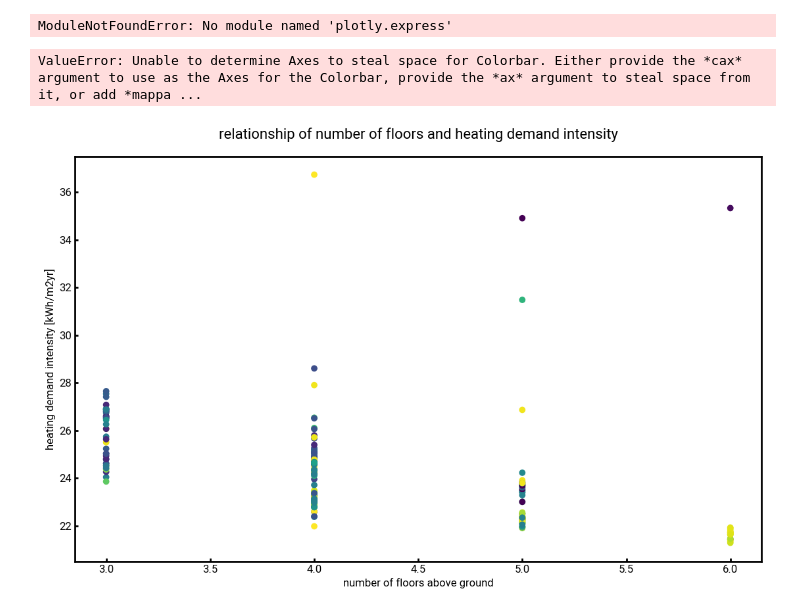
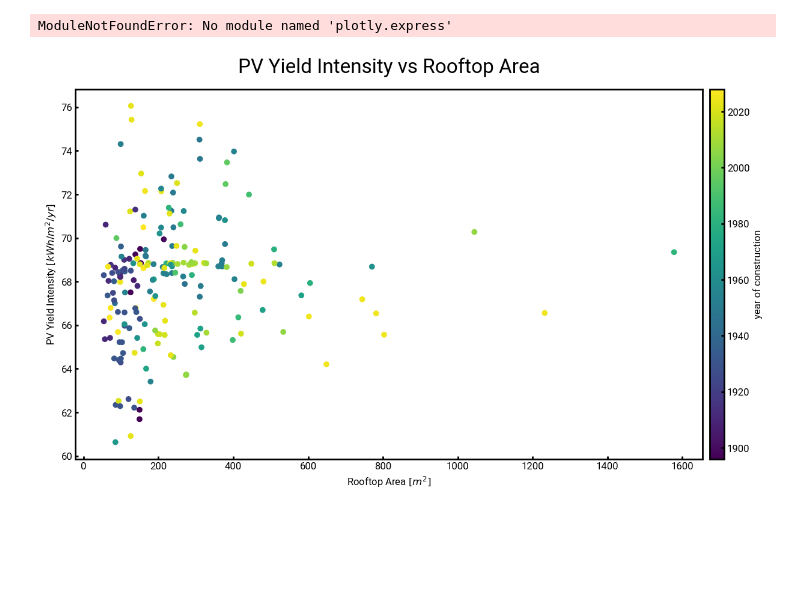
Before and after one commit to yiqiaowang-arch/calliope_optimization, a Jupyter notebook: importance_analysis.ipynb, the cells around one changed output. Saved outputs shown, nothing was run; the diff lists cells and outputs as text; code cells hidden in the pictures; blank space fills up the shorter version.

```diff
--- a/importance_analysis.ipynb
+++ b/importance_analysis.ipynb
@@ -469,12 +475,14 @@ ls_wanted_features = ['PV_roofs_top_E_kWhm2yr', 'floors_ag', 'Qcs_sys_kWhm2yr',
 # %%
 # plot the relationship of number of floors and heating demand instensity
 plt.figure(figsize=(12, 8))
-plt.scatter(X['floors_ag'], X['E_sys_kWhm2yr'], c=cmap(norm(X['typology_YEAR'])))
-plt.xlabel('number of floors above ground')
-plt.ylabel('heating demand intensity [kWh/m2yr]')
-plt.title('relationship of number of floors and heating demand intensity')
-plt.colorbar(cm.ScalarMappable(norm=norm, cmap=cmap))
+plt.scatter(zone_df['GFA']/zone_df['floors_ag'], zone_df['PV_roofs_top_E_kWhm2yr'], c=cmap(norm(zone_df['typology_YEAR'])))
+plt.xlabel('Rooftop Area $[m^2]$')
+plt.ylabel('PV Yield Intensity $[kWh/m^2/yr]$')
+plt.title('PV Yield Intensity vs Rooftop Area', fontsize=24)
+cax = plt.axes([0.96, 0.11, 0.02, 0.77])
+cbar = plt.colorbar(cm.ScalarMappable(norm=norm, cmap=cmap), cax=cax)
+cbar.set_label('year of construction')
+plt.savefig(r'C:\Users\wangy\polybox - Yiqiao Wang (yiqwang@student.ethz.ch)@polybox.ethz.ch\Final Report\Graphics\scatter_plot_rooftop_area_pv_yield_intensity.pdf', bbox_inches='tight')
 plt.show()
 # %% [output]
-ValueError: Unable to determine Axes to steal space for Colorbar. Either provide the *cax* argument to use as the Axes for the Colorbar, provide the *ax* argument to steal space from it, or add *mappa ...
-[figure, old version]
+[figure, new version]
```
Also changed, not shown: parts of 4 cells of this notebook, 1 other file.
